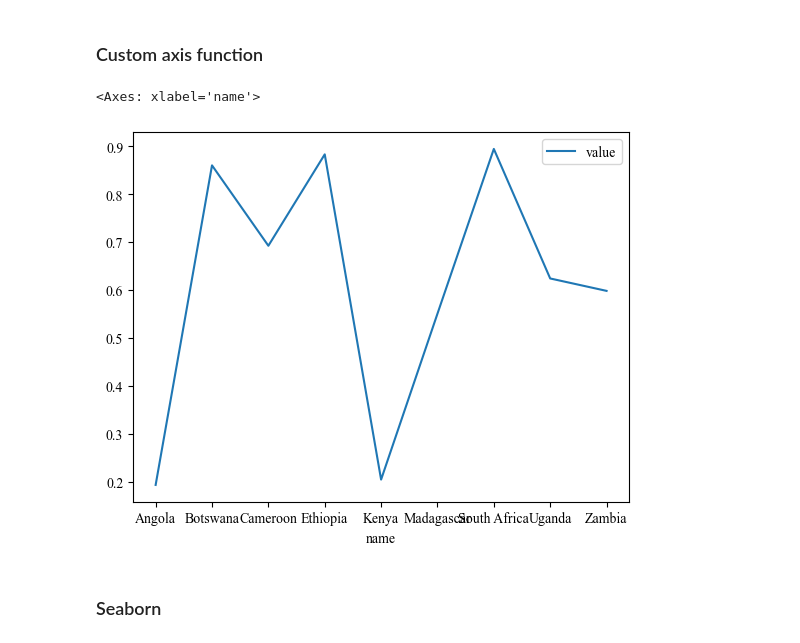
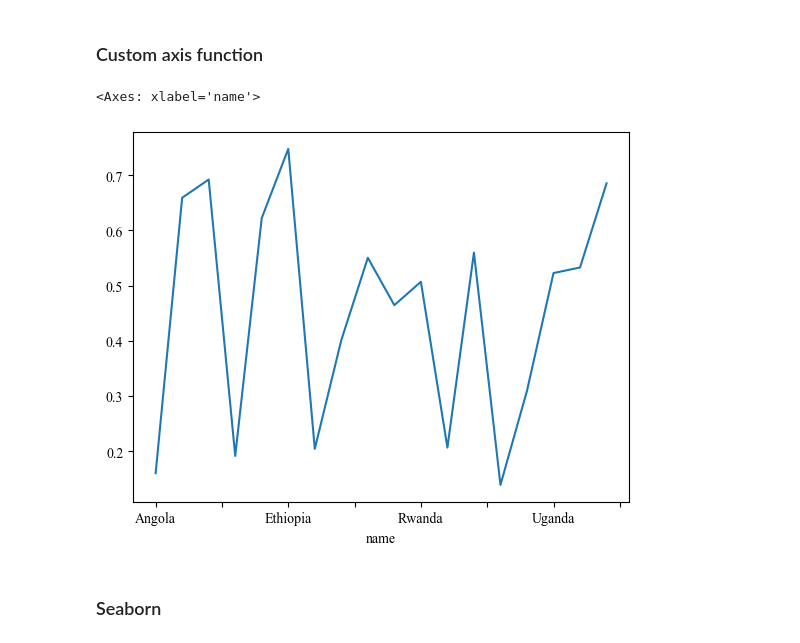
Before and after one commit to birusod/Projects2024, a Jupyter notebook: PyDocs/W18_WWBI/w18_bureaucraty_indic.ipynb, the cells around one changed output. Drawn from its saved outputs; the diff is of its cells as text; code cells hidden in the pictures.

```diff
--- a/PyDocs/W18_WWBI/w18_bureaucraty_indic.ipynb
+++ b/PyDocs/W18_WWBI/w18_bureaucraty_indic.ipynb
@@ -59,0 +62,4 @@ dd_te.head(4)
+# %%
+ddgh =  dd_te[dd_te['class'] == 'Public']
+ddgp  = ddgh[ddgh.group != 'Overall']
+ddgp.head()
@@ -60,4 +75,4 @@ dd_te.head(4)
 # %%
-ddg  = dd_te[dd_te.group != 'Overall'].groupby(['name', 'group', 'class'])['value'].mean().reset_index()
-ddg.head()
+ddf  = ddgp.groupby(['name', 'group'])['value'].mean().reset_index()
+ddf.head()
 # %% [output]
@@ -91,0 +96,2 @@ ddgp[ddgp.name  == 'Angola']
+# %%
+med_workers_public = ddf[ddf.group.isin(['Medical workers', 'Health'])]
@@ -92,6 +107,5 @@ ddgp[ddgp.name  == 'Angola']
 # %%
-med_workers_public = ddgp[ddgp.group  == 'Medical workers']
-
-mwp = med_workers_public.drop(['group'], axis=1).set_index('name')
-mwp.head()
+#mwp = med_workers_public.drop(['group'], axis=1).set_index('name')
+med_df  =  med_workers_public.groupby('name')['value'].mean()
+med_df.head()
 # %% [output]
@@ -116,8 +123,8 @@ def nice_axes(ax):
 # %%
-mwp.plot()
+med_df.plot()
 # %% [output]
 <Axes: xlabel='name'>
-[figure, old version]
+[figure, new version]
 # %% [markdown]
 ### Seaborn
 # %%
```
Also changed, not shown: parts of 14 cells of this notebook.
